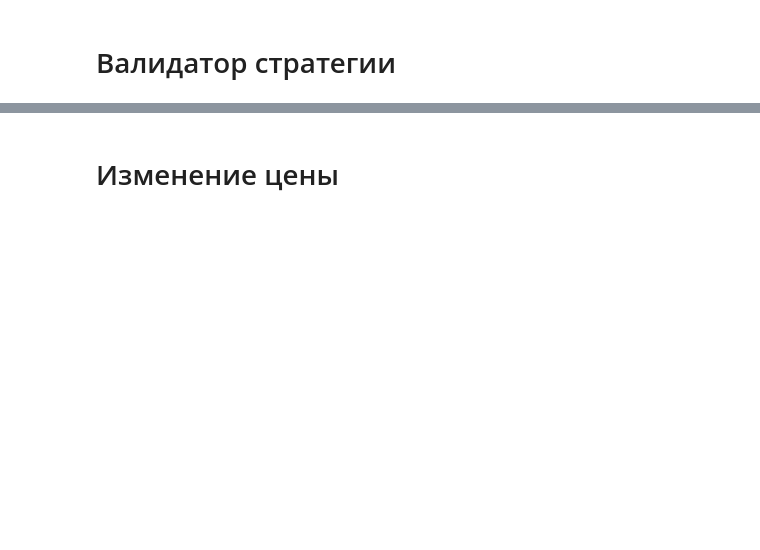
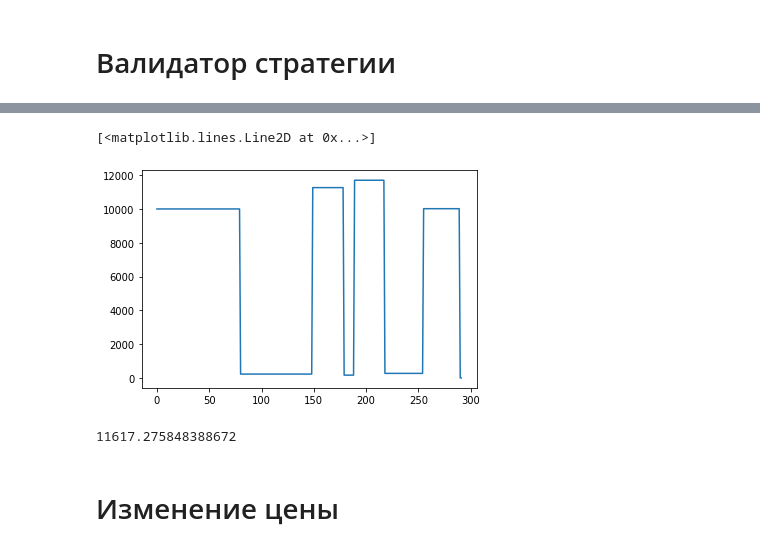
Before and after one commit to Falconwatch/MarketKing, a Jupyter notebook: High_detector.ipynb, the cells around one changed output, grey strips where cells are left out. Drawn from its saved outputs; the diff is of its cells as text; code cells hidden in the pictures; blank space fills up the shorter version.

```diff
--- a/High_detector.ipynb
+++ b/High_detector.ipynb
@@ -196,0 +221,2 @@ print("Денег в конце стратегии:", money)
+# %%
+money_hist, money, eq = validate(stocks, start_money = 10000, verbose=2)
@@ -197,3 +238,12 @@ print("Денег в конце стратегии:", money)
+# %%
+plt.plot(money_hist)
+# %% [output]
+[<matplotlib.lines.Line2D at 0x...>]
+[figure, added]
+# %%
+money
+# %% [output]
+11617.275848388672
 # %% [markdown]
 # Изменение цены
 # %%
```
Also changed, not shown: parts of 14 cells of this notebook.
